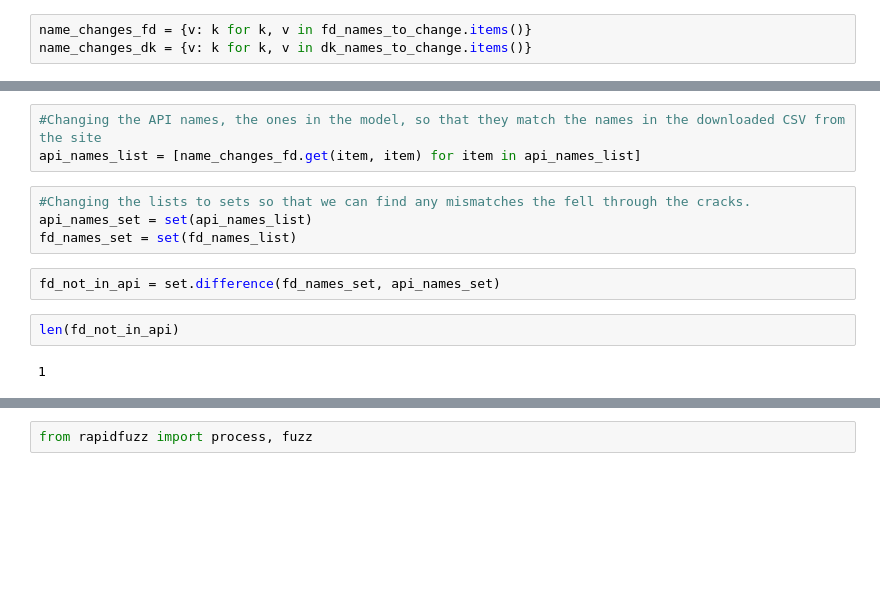
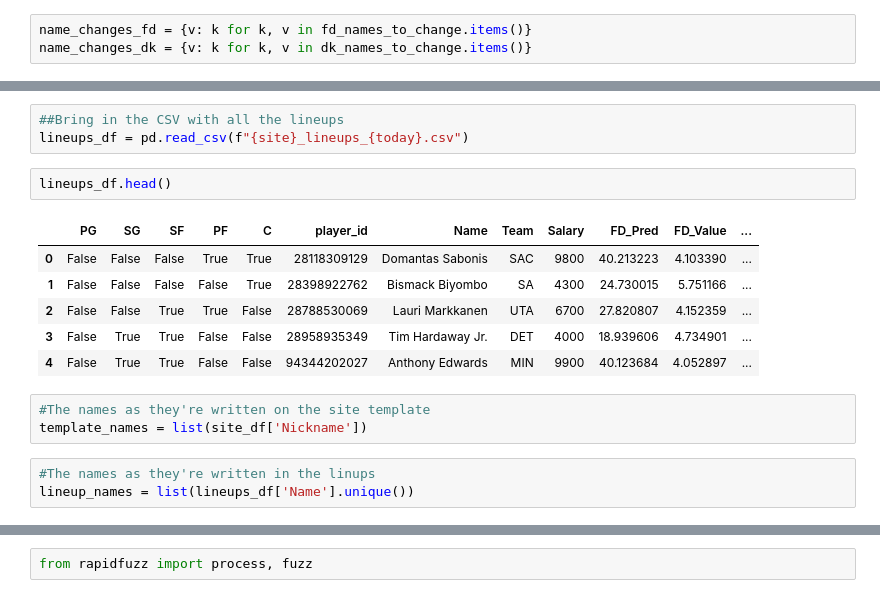
Before and after one commit to mbmontana785/NBA_DFS_Model, a Jupyter notebook: Multi_Lineup_CSV.ipynb, the cells around one changed output, grey strips where cells are left out. Cells and saved outputs as stored; diff of their text form; blank space fills up the shorter version.

```diff
--- a/Multi_Lineup_CSV.ipynb
+++ b/Multi_Lineup_CSV.ipynb
@@ -149,13 +89,18 @@ api_names_list = ["Trevor Hudgins" if name == "Trevor  Hudgins" else name for na
-# %%
-#Changing the API names, the ones in the model, so that they match the names in the downloaded CSV from the site
-api_names_list = [name_changes_fd.get(item, item) for item in api_names_list]
-# %%
-#Changing the lists to sets so that we can find any mismatches the fell through the cracks.
-api_names_set = set(api_names_list)
-fd_names_set = set(fd_names_list)
-# %%
-fd_not_in_api = set.difference(fd_names_set, api_names_set)
-# %%
-len(fd_not_in_api)
-# %% [output]
-1
+# %%
+##Bring in the CSV with all the lineups
+lineups_df = pd.read_csv(f"{site}_lineups_{today}.csv")
+# %%
+lineups_df.head()
+# %% [output]
+|  | PG | SG | SF | PF | C | player_id | Name | Team | Salary | FD_Pred | FD_Value | ... |
+| 0 | False | False | False | True | True | 28118309129 | Domantas Sabonis | SAC | 9800 | 40.213223 | 4.103390 | ... |
+| 1 | False | False | False | False | True | 28398922762 | Bismack Biyombo | SA | 4300 | 24.730015 | 5.751166 | ... |
+| 2 | False | False | True | True | False | 28788530069 | Lauri Markkanen | UTA | 6700 | 27.820807 | 4.152359 | ... |
+| 3 | False | True | True | False | False | 28958935349 | Tim Hardaway Jr. | DET | 4000 | 18.939606 | 4.734901 | ... |
+| 4 | False | True | True | False | False | 94344202027 | Anthony Edwards | MIN | 9900 | 40.123684 | 4.052897 | ... |
+# %%
+#The names as they're written on the site template
+template_names = list(site_df['Nickname'])
+# %%
+#The names as they're written in the linups
+lineup_names = list(lineups_df['Name'].unique())
```
Also changed, not shown: parts of 47 cells of this notebook.
